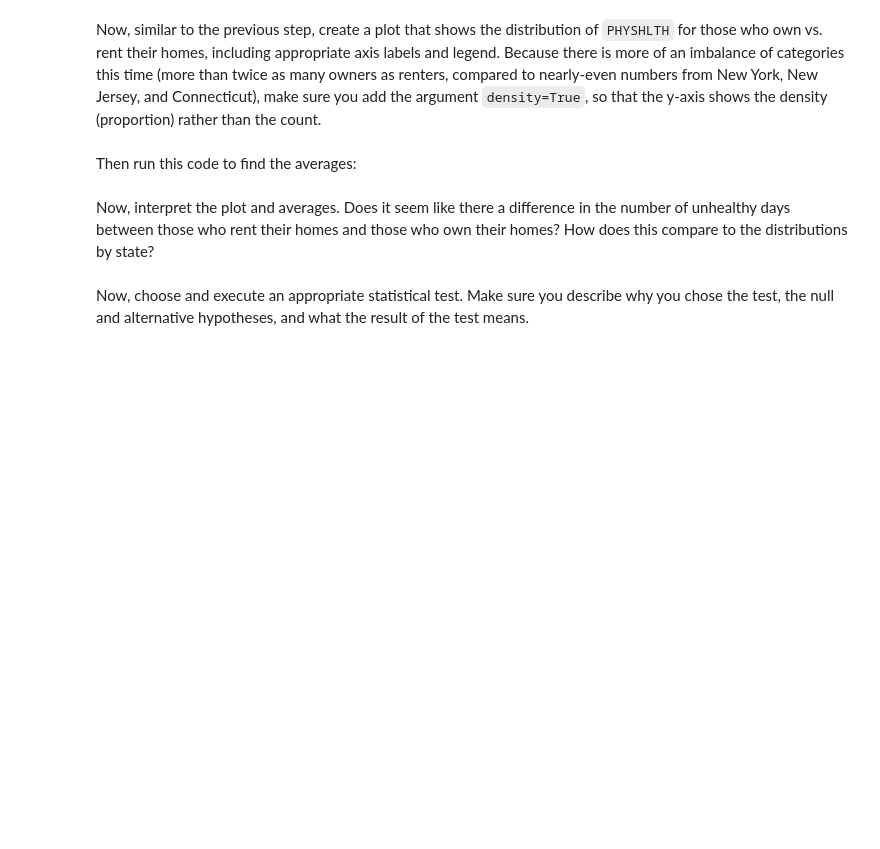
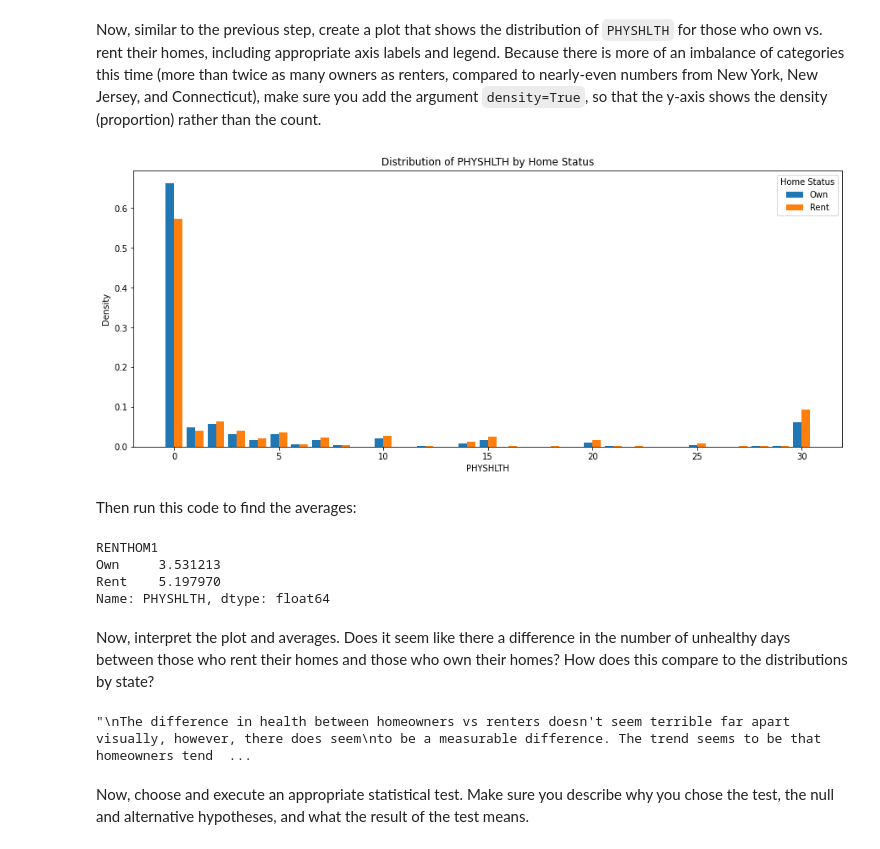
Before and after one commit to chrismiley87/dsc-hypothesis-testing-lab, a Jupyter notebook: index.ipynb, the cells around one changed output. Cells and saved outputs as stored; diff of their text form; code cells hidden in the pictures; blank space fills up the shorter version.

```diff
--- a/index.ipynb
+++ b/index.ipynb
@@ -318,3 +323,7 @@ In the cell below, modify `df` so that we have dropped all records where the `RE
+# %%
+# Your code here
+df = df[(df['RENTHOM1'] == 1) | (df['RENTHOM1'] == 2)]
+df["RENTHOM1"] = df["RENTHOM1"].replace({1: "Own", 2: "Rent"})
 # %%
 # Run this cell without changes
 df["RENTHOM1"].value_counts()
@@ -335,7 +346,34 @@ Now, similar to the previous step, create a plot that shows the distribution of
+# %%
+# Your code here
+own = df.loc[df["RENTHOM1"] == "Own", "PHYSHLTH"]
+rent = df.loc[df["RENTHOM1"] == "Rent", "PHYSHLTH"]
+
+fig, ax = plt.subplots(figsize=(15, 6))
+
+ax.hist(
+    x=[own, rent],
+    label=["Own", "Rent"],
+    bins=range(32),
+    align="left",
+    density=True
+)
+
+ax.set_xlabel("PHYSHLTH")
+ax.set_ylabel("Density")
+ax.set_title("Distribution of PHYSHLTH by Home Status")
+
+ax.legend(title="Home Status");
+# %% [output]
+[figure, added]
 # %% [markdown]
 Then run this code to find the averages:
 # %%
 # Run this cell without changes
 df.groupby("RENTHOM1")["PHYSHLTH"].mean()
+# %% [output]
+RENTHOM1
+Own     3.531213
+Rent    5.197970
+Name: PHYSHLTH, dtype: float64
 # %% [markdown]
 Now, interpret the plot and averages. Does it seem like there a difference in the number of unhealthy days between those who rent their homes and those who own their homes? How does this compare to the distributions by state?
@@ -347,3 +380,12 @@ None
+# %%
+# Replace None with appropriate text
+"""
+The difference in health between homeowners vs renters doesn't seem terrible far apart visually, however, there does seem
+to be a measurable difference. The trend seems to be that homeowners tend to have a higher chance of less sick days
+than home renters.
+"""
+# %% [output]
+"\nThe difference in health between homeowners vs renters doesn't seem terrible far apart visually, however, there does seem\nto be a measurable difference. The trend seems to be that homeowners tend  ...
 # %% [markdown]
 Now, choose and execute an appropriate statistical test. Make sure you describe why you chose the test, the null and alternative hypotheses, and what the result of the test means.
 # %%
```
Also changed, not shown: parts of 16 cells of this notebook.
